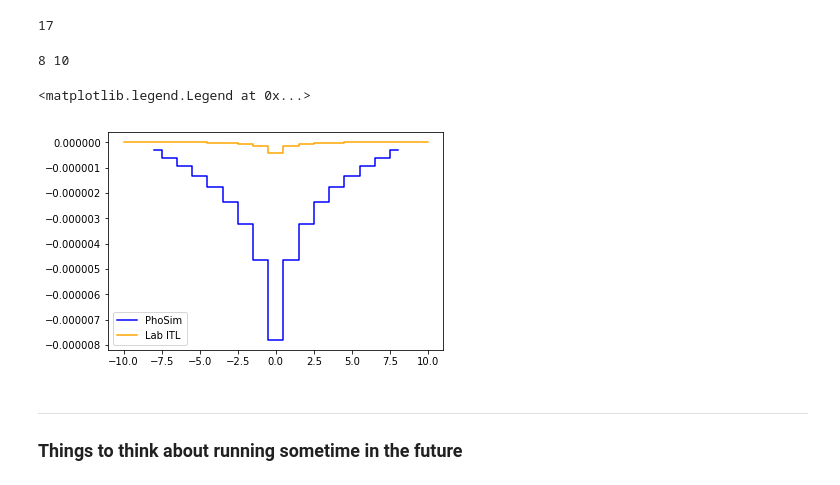
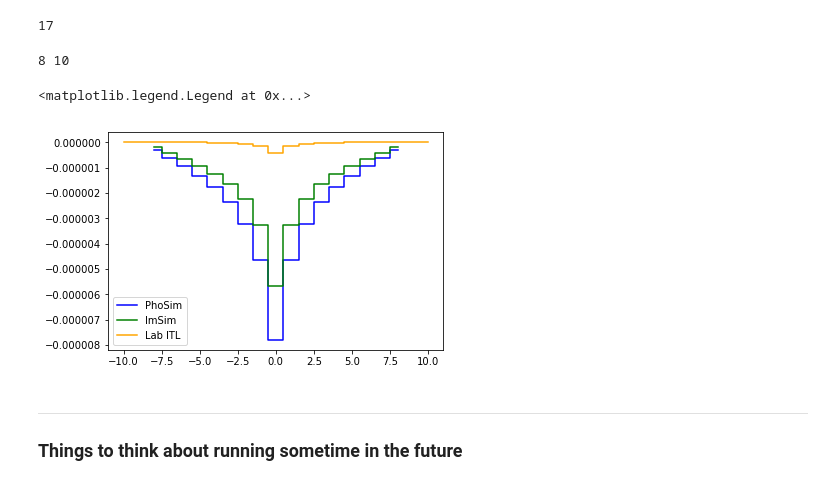
Before and after one commit to LSSTDESC/DC2-production, a Jupyter notebook: Notebooks/make_brighter_fatter_kernel.ipynb, the cells around one changed output. Cells and saved outputs as stored; diff of their text form; code cells hidden in the pictures.

Commit message:
Plot PhoSim, ImSim, and ITL BF kernels.

```diff
--- a/Notebooks/make_brighter_fatter_kernel.ipynb
+++ b/Notebooks/make_brighter_fatter_kernel.ipynb
@@ -120,6 +120,7 @@ WARNING: ErfaWarning: ERFA function "utctai" yielded 1 of "dubious year (Note 3)
 # %% [markdown]
 It worked.  let's load in the kernel and look at it!
 # %%
-test_butler = Butler('phosim_repo/rerun/test')
-bf_kernel = test_butler.get('brighterFatterKernelNew', dataId={'raftName': 'R22', 'detectorName': 'S11', 'detector': '{}'.format(phosim_detector)})
+phosim_detector = 94
+test_butler = Butler('calib_repo/rerun/test')
+phosim_bf_kernel = test_butler.get('brighterFatterKernelNew', dataId={'raftName': 'R22', 'detectorName': 'S11', 'detector': phosim_detector})
 # %%
@@ -223,3 +224,12 @@ imsim_pb_struct = MakeBrighterFatterKernelTask.parseAndRun(args=args)
 makeBrighterFatterKernel.py imsim_repo --rerun test --id detector=0..3 --visit-pairs 161899,161900 -c xcorrCheckRejectLevel=2 doCalcGains=False --clobber-config --clobber-versions
 WARNING: ErfaWarning: ERFA function "dtf2d" yielded 1 of "dubious year (Note 6)" [astropy._erfa.core]
 WARNING: ErfaWarning: ERFA function "utctai" yielded 1 of "dubious year (Note 3)" [astropy._erfa.core]
+# %%
+test_butler = Butler('imsim_repo/rerun/test')
+
+imsim_detectors = (0, 1, 2, 3)
+
+imsim_bf_kernel = {}
+for det in imsim_detectors:
+    this_bf_kernel = test_butler.get('brighterFatterKernelNew', dataId={'detector': det})
+    imsim_bf_kernel.update(this_bf_kernel)
@@ -234,18 +261,20 @@ print(len(bf_kernel[94]))
 # %% [output]
 17
 # %%
-bf_center = len(bf_kernel[94])//2
+bf_center = len(phosim_bf_kernel[94])//2
 lab_center = len(lab_kernel)//2
 
 print(bf_ny, lab_ny)
 
-plt.plot(np.arange(-bf_center, +bf_center+1), bf_kernel[94][:,bf_center], drawstyle='steps-mid', color='blue', label='PhoSim')
+plt.plot(np.arange(-bf_center, +bf_center+1), phosim_bf_kernel[phosim_detector][:,bf_center], drawstyle='steps-mid', color='blue', label='PhoSim')
+plt.plot(np.arange(-bf_center, +bf_center+1), imsim_bf_kernel[0][:,bf_center], drawstyle='steps-mid', color='green', label='ImSim')
+
 plt.plot(np.arange(-lab_center, +lab_center+1), lab_kernel[:,lab_center], drawstyle='steps-mid', color='orange', label='Lab ITL')
 plt.legend()
 # %% [output]
 8 10
 <matplotlib.legend.Legend at 0x...>
-[figure, old version]
+[figure, new version]
 # %% [markdown]
 ------
 ### Things to think about running sometime in the future
```
Also changed, not shown: parts of 9 cells of this notebook.
